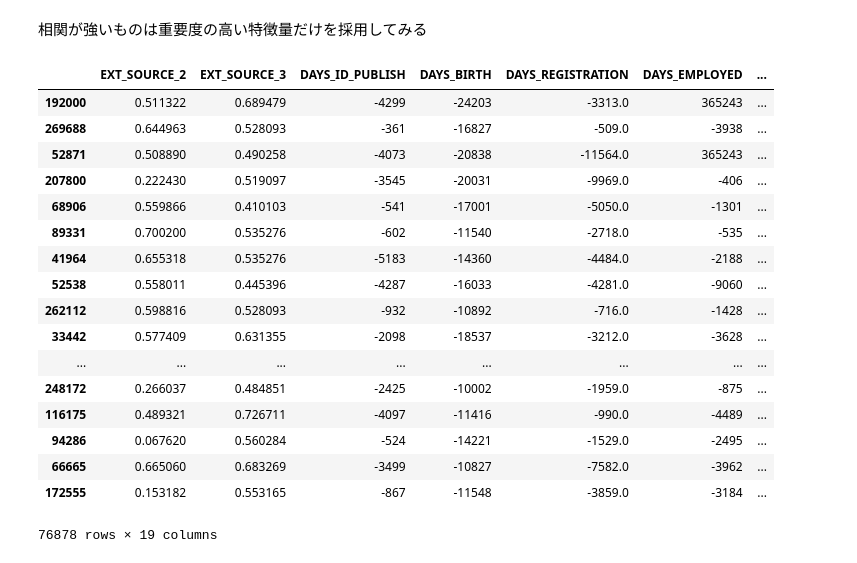
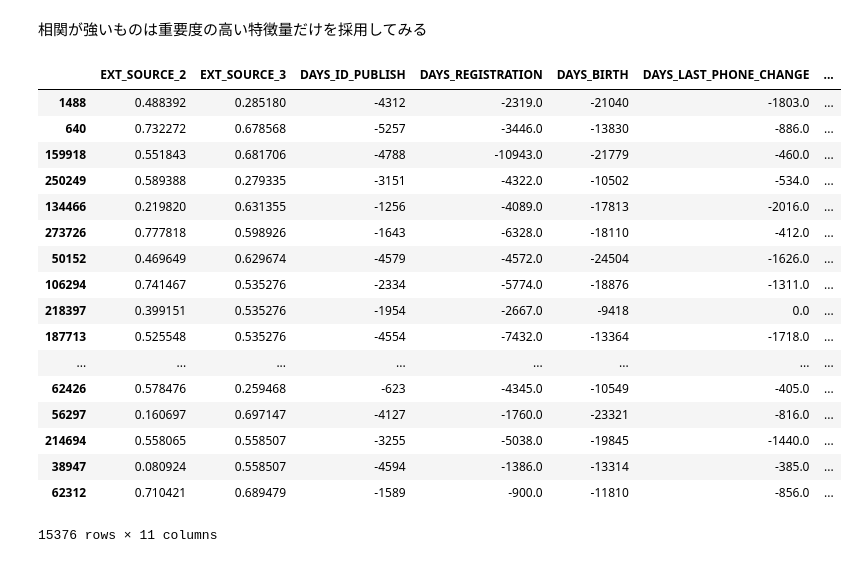
Before and after one commit to tai-fujio/diveintocode-ml, a Jupyter notebook: week3/week3-session.ipynb, the cells around one changed output. Saved outputs shown, nothing was run; the diff lists cells and outputs as text; code cells hidden in the pictures.

```diff
--- a/week3/week3-session.ipynb
+++ b/week3/week3-session.ipynb
@@ -254,8 +254,8 @@ ser_feature_importance = pd.Series([])
 for i, key in enumerate(X_test):
     ser_feature_importance[key] = feature_importance[i]
 # %%
-# 重要度上位20
-high_importance = ser_feature_importance.sort_values(ascending = False)[:20]
+# 重要度上位10
+high_importance = ser_feature_importance.sort_values(ascending = False)[:10]
 
 # 可視化
 plt.figure(figsize=(10,10))
@@ -305,30 +292,27 @@ OBS_60_CNT_SOCIAL_CIRCLE × OBS_30_CNT_SOCIAL_CIRCLE
 # %% [markdown]
 相関が強いものは重要度の高い特徴量だけを採用してみる
 # %%
-# 説明変数重要度上位20(重くて動かないので、テストデータで実施)
+# 説明変数重要度上位10(重くて動かないので、テストデータで実施)
 high_importance_df = pd.concat([X_test[high_importance.index], y_test], axis = 1)
 
-# 相関が強いかつ重要度が低い特徴量をdrop
-high_importance_df = high_importance_df.drop(['AMT_GOODS_PRICE', 'OBS_30_CNT_SOCIAL_CIRCLE'], axis = 1)
-
 high_importance_df
 # %% [output]
-|  | EXT_SOURCE_2 | EXT_SOURCE_3 | DAYS_ID_PUBLISH | DAYS_BIRTH | DAYS_REGISTRATION | DAYS_EMPLOYED | ... |
-| 192000 | 0.511322 | 0.689479 | -4299 | -24203 | -3313.0 | 365243 | ... |
-| 269688 | 0.644963 | 0.528093 | -361 | -16827 | -509.0 | -3938 | ... |
-| 52871 | 0.508890 | 0.490258 | -4073 | -20838 | -11564.0 | 365243 | ... |
-| 207800 | 0.222430 | 0.519097 | -3545 | -20031 | -9969.0 | -406 | ... |
-| 68906 | 0.559866 | 0.410103 | -541 | -17001 | -5050.0 | -1301 | ... |
-| 89331 | 0.700200 | 0.535276 | -602 | -11540 | -2718.0 | -535 | ... |
-| 41964 | 0.655318 | 0.535276 | -5183 | -14360 | -4484.0 | -2188 | ... |
-| 52538 | 0.558011 | 0.445396 | -4287 | -16033 | -4281.0 | -9060 | ... |
-| 262112 | 0.598816 | 0.528093 | -932 | -10892 | -716.0 | -1428 | ... |
-| 33442 | 0.577409 | 0.631355 | -2098 | -18537 | -3212.0 | -3628 | ... |
+|  | EXT_SOURCE_2 | EXT_SOURCE_3 | DAYS_ID_PUBLISH | DAYS_REGISTRATION | DAYS_BIRTH | DAYS_LAST_PHONE_CHANGE | ... |
+| 1488 | 0.488392 | 0.285180 | -4312 | -2319.0 | -21040 | -1803.0 | ... |
+| 640 | 0.732272 | 0.678568 | -5257 | -3446.0 | -13830 | -886.0 | ... |
+| 159918 | 0.551843 | 0.681706 | -4788 | -10943.0 | -21779 | -460.0 | ... |
+| 250249 | 0.589388 | 0.279335 | -3151 | -4322.0 | -10502 | -534.0 | ... |
+| 134466 | 0.219820 | 0.631355 | -1256 | -4089.0 | -17813 | -2016.0 | ... |
+| 273726 | 0.777818 | 0.598926 | -1643 | -6328.0 | -18110 | -412.0 | ... |
+| 50152 | 0.469649 | 0.629674 | -4579 | -4572.0 | -24504 | -1626.0 | ... |
+| 106294 | 0.741467 | 0.535276 | -2334 | -5774.0 | -18876 | -1311.0 | ... |
+| 218397 | 0.399151 | 0.535276 | -1954 | -2667.0 | -9418 | 0.0 | ... |
+| 187713 | 0.525548 | 0.535276 | -4554 | -7432.0 | -13364 | -1718.0 | ... |
 | ... | ... | ... | ... | ... | ... | ... | ... |
-| 248172 | 0.266037 | 0.484851 | -2425 | -10002 | -1959.0 | -875 | ... |
-| 116175 | 0.489321 | 0.726711 | -4097 | -11416 | -990.0 | -4489 | ... |
-| 94286 | 0.067620 | 0.560284 | -524 | -14221 | -1529.0 | -2495 | ... |
-| 66665 | 0.665060 | 0.683269 | -3499 | -10827 | -7582.0 | -3962 | ... |
-| 172555 | 0.153182 | 0.553165 | -867 | -11548 | -3859.0 | -3184 | ... |
+| 62426 | 0.578476 | 0.259468 | -623 | -4345.0 | -10549 | -405.0 | ... |
+| 56297 | 0.160697 | 0.697147 | -4127 | -1760.0 | -23321 | -816.0 | ... |
+| 214694 | 0.558065 | 0.558507 | -3255 | -5038.0 | -19845 | -1440.0 | ... |
+| 38947 | 0.080924 | 0.558507 | -4594 | -1386.0 | -13314 | -385.0 | ... |
+| 62312 | 0.710421 | 0.689479 | -1589 | -900.0 | -11810 | -856.0 | ... |
-76878 rows × 19 columns
+15376 rows × 11 columns
 # %%
```
Also changed, not shown: parts of 7 cells of this notebook.
